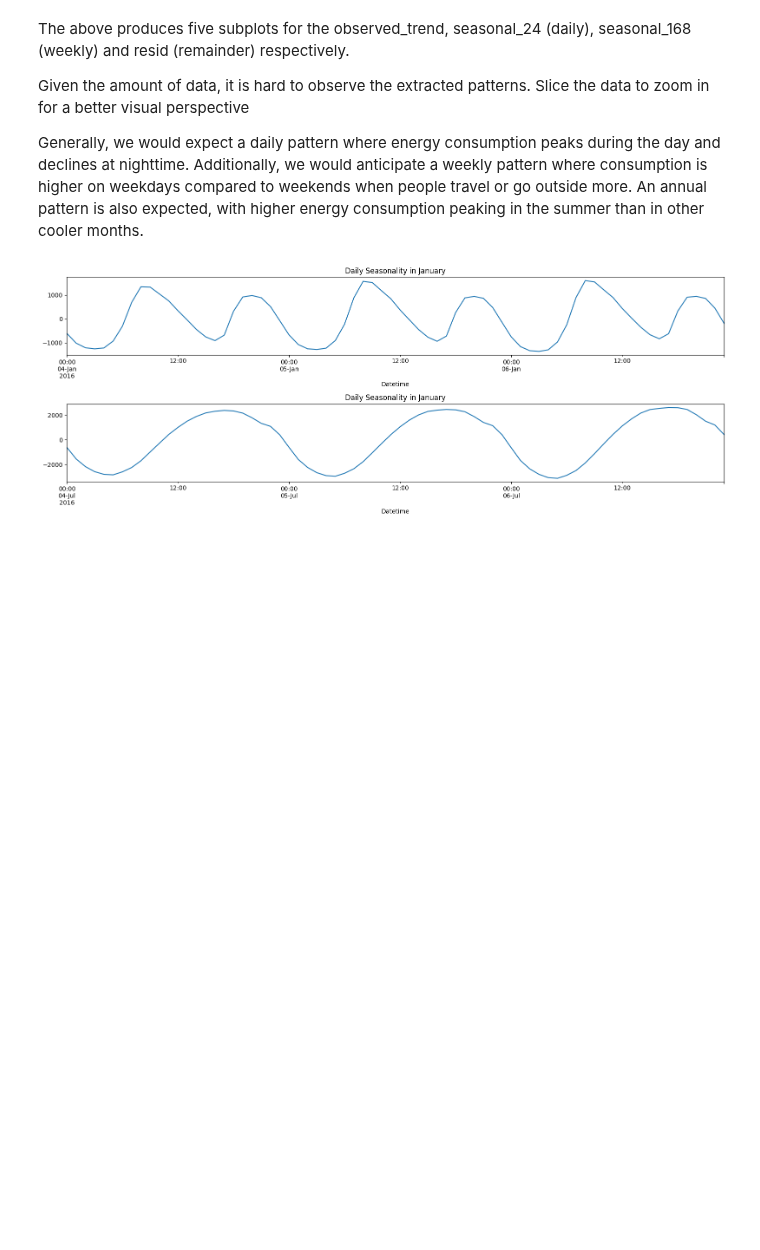
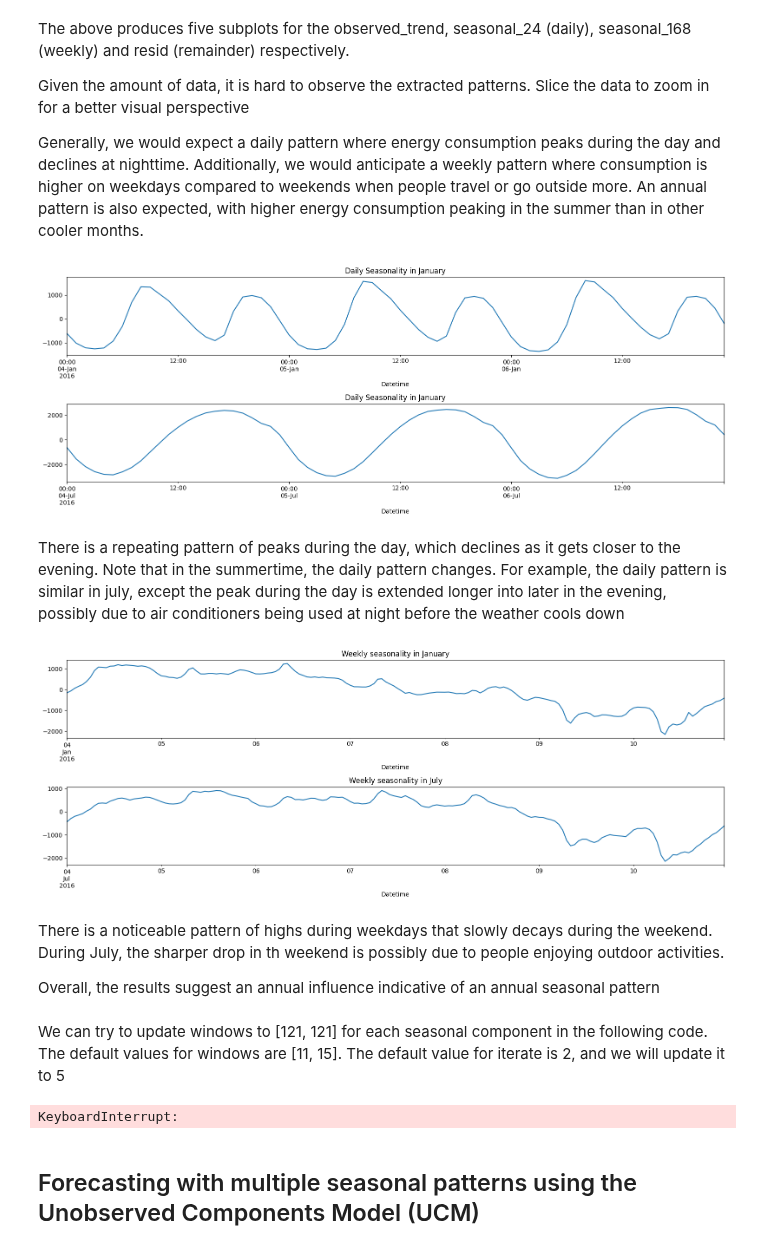
Before and after one commit to LaurbergMJ/TimeSeriesAnalysisWithPythonCookbook, a Jupyter notebook: Ch15.ipynb, the cells around one changed output. Drawn from its saved outputs; the diff is of its cells as text; code cells hidden in the pictures; blank space fills up the shorter version.

```diff
--- a/Ch15.ipynb
+++ b/Ch15.ipynb
@@ -113,3 +113,35 @@ fig.tight_layout()
 plt.show()
 # %% [output]
 [figure]
+# %% [markdown]
+There is a repeating pattern of peaks during the day, which declines as it gets closer to the evening. Note that in the summertime, the daily pattern changes. For example, the daily pattern is similar in july, except the peak during the day is extended longer into later in the evening, possibly due to air conditioners being used at night before the weather cools down
+# %%
+# Perform similar slice for the weekly seasonal pattern
+
+mask = results.seasonal.index.month == 7
+
+fig, ax = plt.subplots(2, 1, figsize=(16, 6))
+
+(results.seasonal['seasonal_168'].loc['2016-01-04': '2016-01-10'].plot(ax=ax[0],
+    title="Weekly seasonality in January"))
+
+(results.seasonal['seasonal_168'].loc['2016-07-04': '2016-07-10'].plot(ax=ax[1],
+    title="Weekly seasonality in July"))
+
+fig.tight_layout()
+plt.show()
+# %% [output]
+[figure, added]
+# %% [markdown]
+There is a noticeable pattern of highs during weekdays that slowly decays during the weekend. During July, the sharper drop in th weekend is possibly due to people enjoying outdoor activities.
+
+Overall, the results suggest an annual influence indicative of an annual seasonal pattern
+# %% [markdown]
+We can try to update windows to [121, 121] for each seasonal component in the following code. The default values for windows are [11, 15]. The default value for iterate is 2, and we will update it to 5
+# %%
+mstl = MSTL(df, periods=(24, 24*7), iterate=4, windows=[121, 121])
+results = mstl.fit()
+# %% [output]
+KeyboardInterrupt:
+# %% [markdown]
+## Forecasting with multiple seasonal patterns using the Unobserved Components Model (UCM)
```
